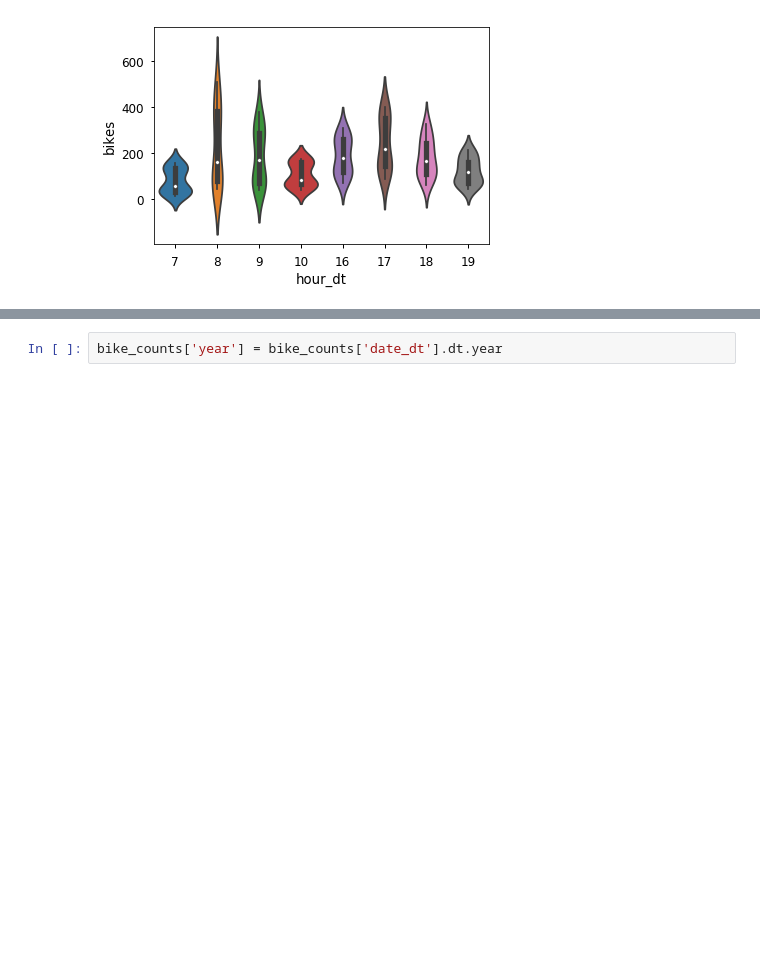
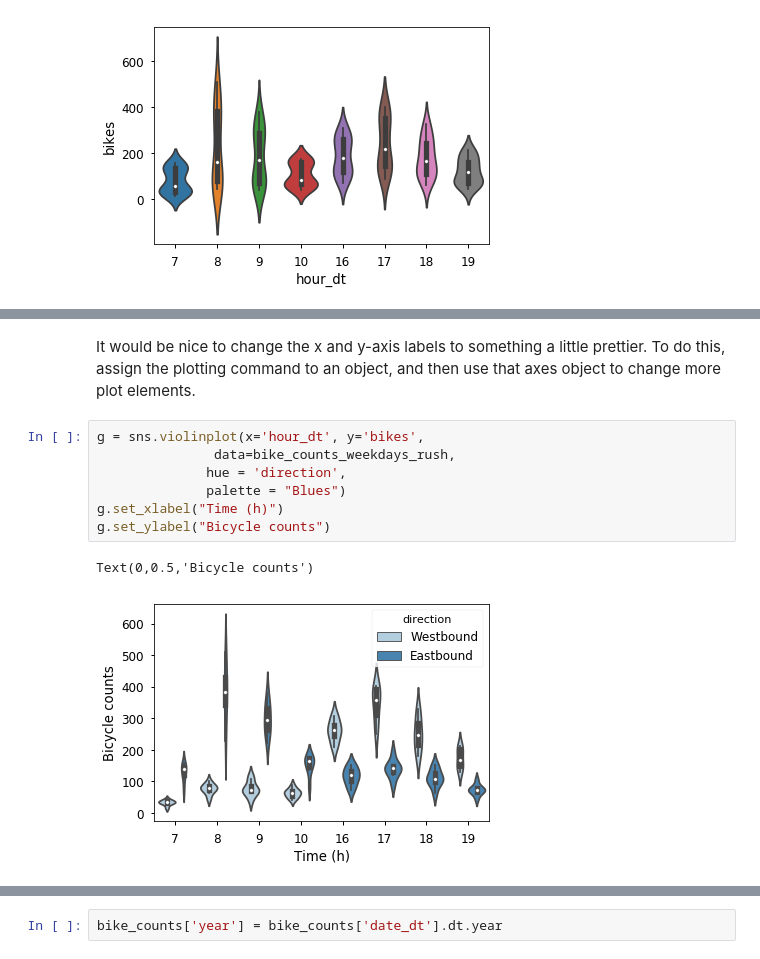
Before and after one commit to mbonsma/python-workshop, a Jupyter notebook: python-workshop.ipynb, the cells around one changed output, grey strips where cells are left out. Drawn from its saved outputs; the diff is of its cells as text; blank space fills up the shorter version.

```diff
--- a/python-workshop.ipynb
+++ b/python-workshop.ipynb
@@ -1704,0 +1701,12 @@ sns.lmplot(x = 'hour_dt', y = 'bikes', data = bike_counts_weekdays, fit_reg = Fa
+# %% [markdown]
+It would be nice to change the x and y-axis labels to something a little prettier. To do this, assign the plotting command to an object, and then use that axes object to change more plot elements.
+# %%
+g = sns.violinplot(x='hour_dt', y='bikes',
+               data=bike_counts_weekdays_rush,
+              hue = 'direction',
+              palette = "Blues")
+g.set_xlabel("Time (h)")
+g.set_ylabel("Bicycle counts")
+# %% [output]
+Text(0,0.5,'Bicycle counts')
+[figure, added]
```
Also changed, not shown: parts of 49 cells of this notebook.
